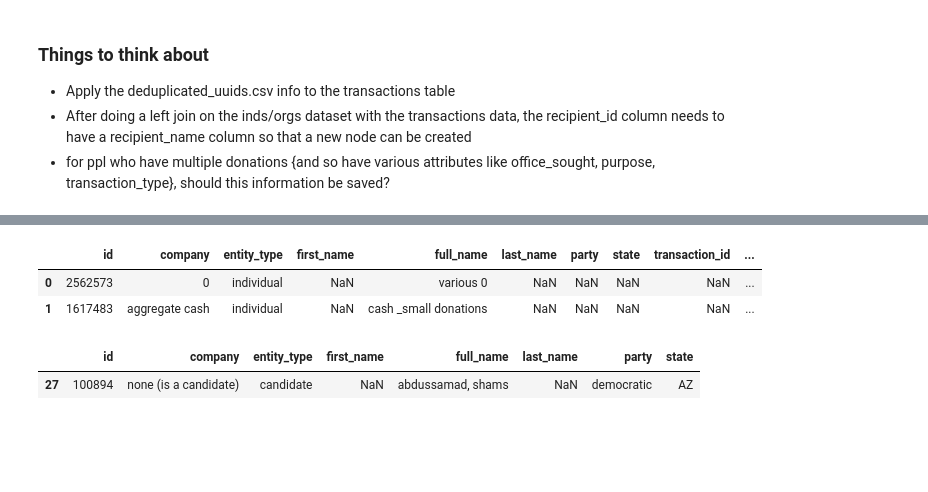
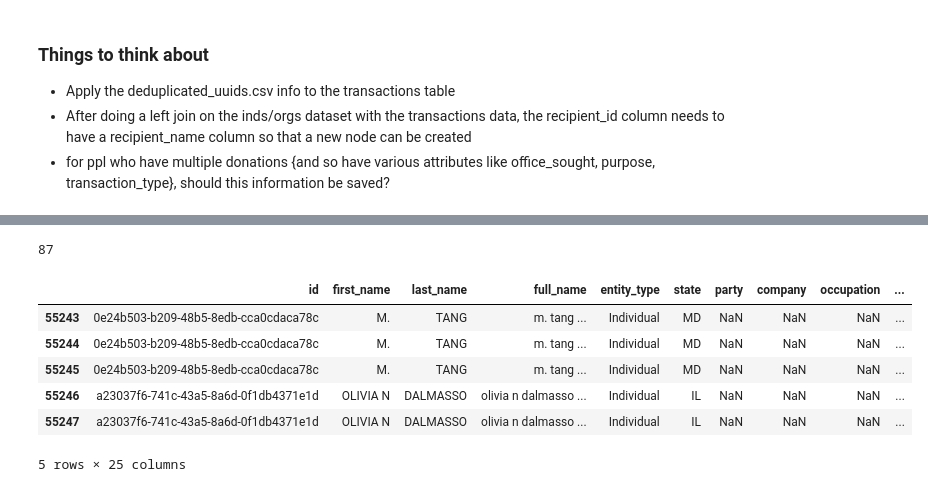
Before and after one commit to uchicago-dsi/climate-cabinet-campaign-finance-tracker, a Jupyter notebook: notebooks/Test.ipynb, the cells around one changed output, grey strips where cells are left out. Saved outputs shown, nothing was run; the diff lists cells and outputs as text; code cells hidden in the pictures; blank space fills up the shorter version.

```diff
--- a/notebooks/Test.ipynb
+++ b/notebooks/Test.ipynb
@@ -172,21 +144,0 @@ x.iloc[0]['name']
-# %%
-# apply dedup to both inds and orgs
-inds_df = deduplicate_perfect_matches(inds_df)
-orgs_df = deduplicate_perfect_matches(orgs_df)
-
-# map the uuids in transaction donor and recipient columns to the deduplicated uuids
-deduped = pd.read_csv("../output/deduplicated_UUIDs.csv")
-transactions[['donor_id','recipient_id']] = transactions[['donor_id','recipient_id']].replace(deduped)
-# %%
-# add recipient name to transactions df:
-def name_identifier(uuid:str, orgs_df, inds_df) -> str:
-    # 1st check orgs df:
-    name_in_org = orgs_df.loc[orgs_df['id']==uuid]
-    if len(name_in_org)> 0:
-        return name_in_org.iloc[0]['name']
-    # theoretically it must be in inds if not in orgs, but for the sample data
-    # this might not be the case
-    name_in_ind = inds_df.loc[inds_df['id']==uuid]
-    if len(name_in_ind)> 0:
-        return name_in_ind.iloc[0]['full_name']
-    else: return None
@@ -208,0 +145,12 @@ ex
+# %%
+from utils.network import name_identifier
+from utils.linkage import deduplicate_perfect_matches
+transactions = transactions.loc[(transactions.recipient_id.isin(inds_df.id)) |
+                                (transactions.recipient_id.isin(orgs_df.id)) |
+                                (transactions.donor_id.isin(inds_df.id)) |
+                                (transactions.donor_id.isin(inds_df.id))]
+inds = deduplicate_perfect_matches(inds_df)
+orgs = deduplicate_perfect_matches(orgs_df)
+transactions["recipient_name"] = transactions["recipient_id"].apply(name_identifier, args=([orgs, inds],))
+
+transactions.head(5)
@@ -209,19 +164,19 @@ ex
+# %%
+x = transactions.loc[transactions.donor_id.isin(inds_df.id)]
+len(x.recipient_name.unique())
+# %% [output]
+87
 # %%
-
-# this step took more than 16 minutes to run...think of alternative way
-# id_to_name = {id: name for id, name in zip(inds_sample.id.tolist(), inds_sample.full_name.tolist())} #the same would be applied to orgs
-transactions['recipient_name'] = transactions['recipient_id'].apply(lambda x: sample_inds.loc[sample_inds.id == x] )
-
 # left merge according to ind_id and transaction donor_id. This was entities that only received money will still be there, no info from ind_dataset
 # is lost
-merged_inds_sample = pd.merge(sample_inds,transactions,how='left',left_on='id',right_on='donor_id')
-merged_inds_sample.head(2)
+merged_inds_sample = pd.merge(inds_df,transactions,how='left',left_on='id',right_on='donor_id')
+merged_inds_sample.dropna(subset = ['amount'], inplace=True)
+merged_inds_sample.tail(5)
 # %% [output]
-|  | id | company | entity_type | first_name | full_name | last_name | party | state | transaction_id | ... |
-| 0 | 2562573 | 0 | individual | NaN | various 0 | NaN | NaN | NaN | NaN | ... |
-| 1 | 1617483 | aggregate cash | individual | NaN | cash _small donations | NaN | NaN | NaN | NaN | ... |
+|  | id | first_name | last_name | full_name | entity_type | state | party | company | occupation | ... |
+| 55243 | 0e24b503-b209-48b5-8edb-cca0cdaca78c | M. | TANG | m. tang ... | Individual | MD | NaN | NaN | NaN | ... |
+| 55244 | 0e24b503-b209-48b5-8edb-cca0cdaca78c | M. | TANG | m. tang ... | Individual | MD | NaN | NaN | NaN | ... |
+| 55245 | 0e24b503-b209-48b5-8edb-cca0cdaca78c | M. | TANG | m. tang ... | Individual | MD | NaN | NaN | NaN | ... |
+| 55246 | a23037f6-741c-43a5-8a6d-0f1db4371e1d | OLIVIA N | DALMASSO | olivia n dalmasso ... | Individual | IL | NaN | NaN | NaN | ... |
+| 55247 | a23037f6-741c-43a5-8a6d-0f1db4371e1d | OLIVIA N | DALMASSO | olivia n dalmasso ... | Individual | IL | NaN | NaN | NaN | ... |
+5 rows × 25 columns
-# %%
-sample_inds.loc[sample_inds.full_name == 'abdussamad, shams']
-# %% [output]
-|  | id | company | entity_type | first_name | full_name | last_name | party | state |
-| 27 | 100894 | none (is a candidate) | candidate | NaN | abdussamad, shams | NaN | democratic | AZ |
```
Also changed, not shown: parts of 38 cells of this notebook.
